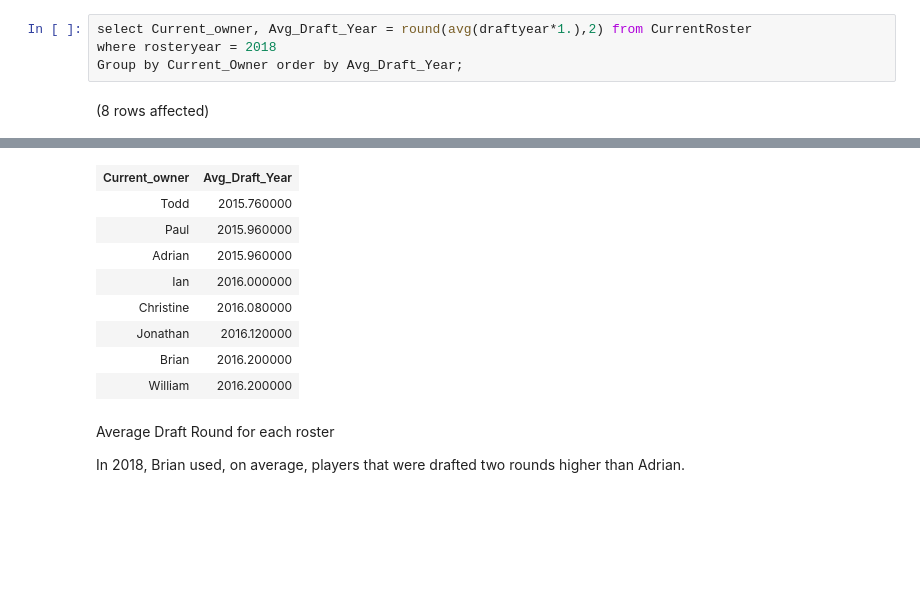
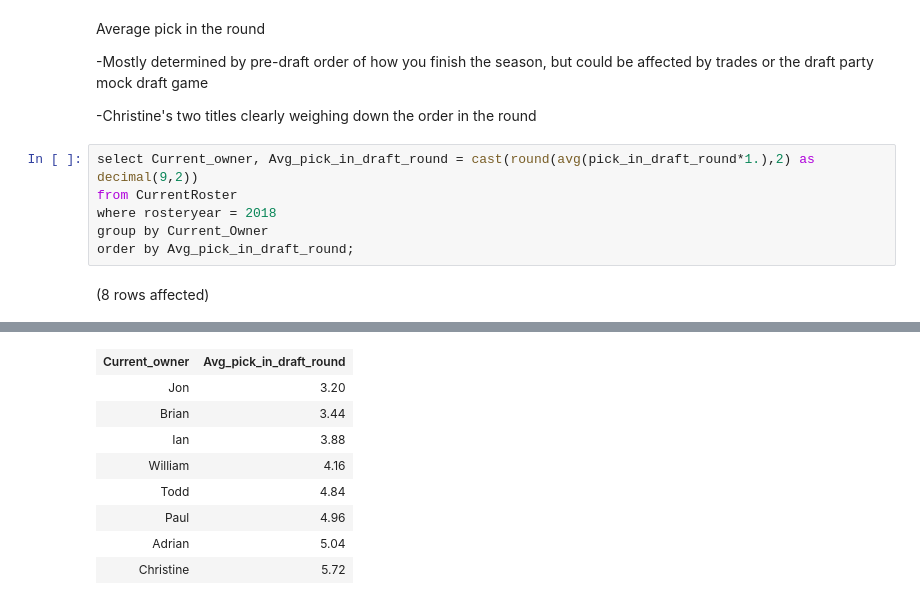
Before and after one commit to williamadba/dynastyffl, a Jupyter notebook: draft analysis.ipynb, the cells around one changed output, grey strips where cells are left out. Saved outputs shown, nothing was run; the diff lists cells and outputs as text; blank space fills up the shorter version.

```diff
--- a/draft analysis.ipynb
+++ b/draft analysis.ipynb
@@ -13,6 +122,14 @@ Todd has the oldest roster by year they were drafted, while Brian and William ar
+# %% [markdown]
+Average pick in the round
+
+-Mostly determined by pre-draft order of how you finish the season, but could be affected by trades or the draft party mock draft game
+
+-Christine's two titles clearly weighing down the order in the round
 # %%
-select Current_owner, Avg_Draft_Year = round(avg(draftyear*1.),2) from CurrentRoster
+select Current_owner, Avg_pick_in_draft_round = cast(round(avg(pick_in_draft_round*1.),2) as decimal(9,2))
+from CurrentRoster
 where rosteryear = 2018
-Group by Current_Owner order by Avg_Draft_Year;
+group by Current_Owner
+order by Avg_pick_in_draft_round;
 # %% [output]
 (8 rows affected)
@@ -20,13 +137,9 @@ Total execution time: 00:00:00.0791528
-| Current_owner | Avg_Draft_Year |
-| Todd | 2015.760000 |
-| Paul | 2015.960000 |
-| Adrian | 2015.960000 |
-| Ian | 2016.000000 |
-| Christine | 2016.080000 |
-| Jonathan | 2016.120000 |
-| Brian | 2016.200000 |
-| William | 2016.200000 |
+| Current_owner | Avg_pick_in_draft_round |
+| Jon | 3.20 |
+| Brian | 3.44 |
+| Ian | 3.88 |
+| William | 4.16 |
+| Todd | 4.84 |
+| Paul | 4.96 |
+| Adrian | 5.04 |
+| Christine | 5.72 |
-# %% [markdown]
-Average Draft Round for each roster
-
-In 2018, Brian used, on average, players that were drafted two rounds higher than Adrian.
```
Also changed, not shown: parts of 23 cells of this notebook, 1 other file.
